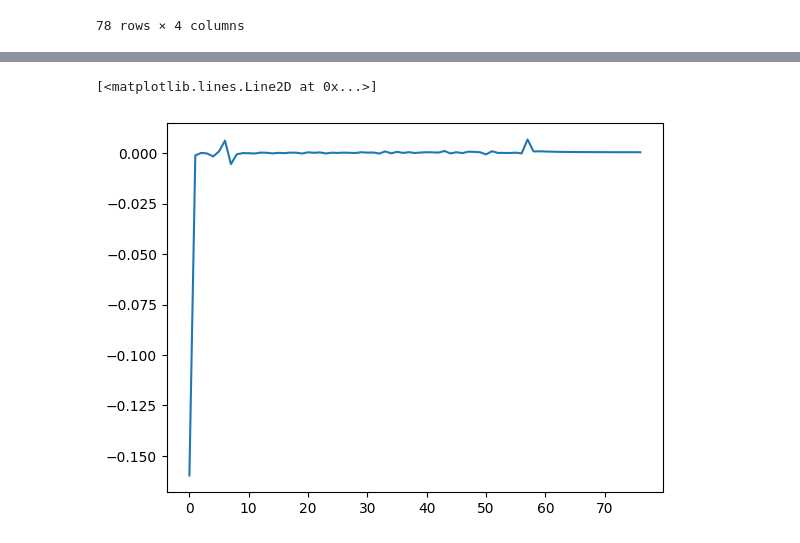
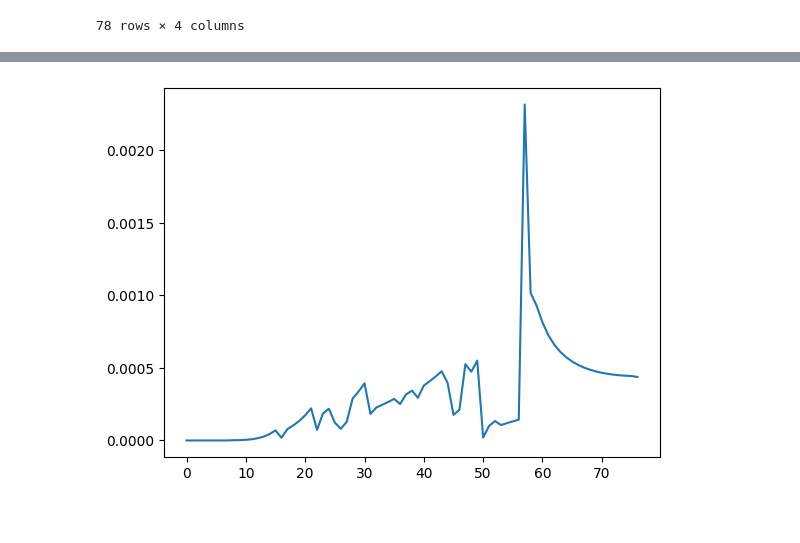
Before and after one commit to eliotfinch/pqcd, a Jupyter notebook: notebooks/inspect_crust.ipynb, the cells around one changed output, grey strips where cells are left out. Saved outputs shown, nothing was run; the diff lists cells and outputs as text; code cells hidden in the pictures.

Commit message:
Update inspect_crust.ipynb, add modified crust to .gitignore

```diff
--- a/notebooks/inspect_crust.ipynb
+++ b/notebooks/inspect_crust.ipynb
@@ -82,0 +42,11 @@ array([6.30294481e-26, 6.30294468e-25, 6.30294468e-24, 6.30294503e-23,
+# %%
+baryon_density_modified = energy_densityc2*np.exp(-I)
+# %%
+cs2c2_modified = np.gradient(pressurec2, energy_densityc2)
+# %%
+crust_modified = pd.DataFrame({
+    'baryon_density': baryon_density_modified,
+    'pressurec2': pressurec2,
+    'energy_densityc2': energy_densityc2,
+    'cs2c2': cs2c2_modified
+    })
@@ -83,5 +75,11 @@ array([6.30294481e-26, 6.30294468e-25, 6.30294468e-24, 6.30294503e-23,
+# %%
+pressure = to_GeV_per_cubic_femtometre(crust_modified.pressurec2)
+energy_density = to_GeV_per_cubic_femtometre(crust_modified.energy_densityc2)
+number_density = to_nucleons_per_cubic_femtometre(crust_modified.baryon_density)
+
+chemical_potential = (energy_density+pressure)/number_density
 # %%
-plt.plot(np.diff(chemical_potential))
+fig, ax = plt.subplots()
+_ = ax.plot(np.diff(chemical_potential))
 # %% [output]
-[<matplotlib.lines.Line2D at 0x...>]
-[figure, old version]
+[figure, new version]
```
Also changed, not shown: parts of 9 cells of this notebook, 1 other file.
